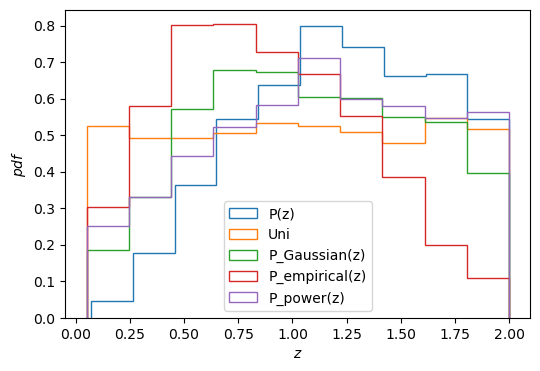
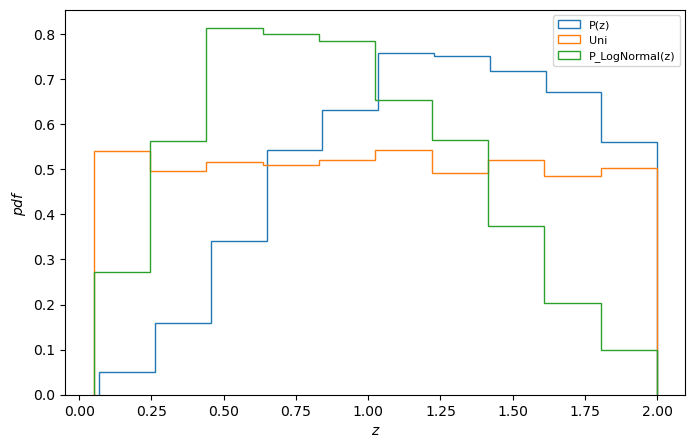
Code edit (unified diff) that turned the first committed figure into the second:
--- before
+++ after
@@ -1,14 +1,14 @@
-fig = plt.figure(figsize=(6,4))
+fig = plt.figure(figsize=(8, 5))
 ax1 = fig.add_subplot(111)
 
 ax1.hist(Pz_array, density=True, histtype='step', label='P(z)')
 ax1.hist(Uniform_z_array, density=True, histtype='step', label='Uni')
-ax1.hist(Pz_gaussian, density=True, histtype='step', label='P_Gaussian(z)')
-ax1.hist(Pz_empirical, density=True, histtype='step', label='P_empirical(z)')
-ax1.hist(Pz_power, density=True, histtype='step', label='P_power(z)')
+# ax1.hist(Pz_gaussian, density=True, histtype='step', label='P_Gaussian(z)')
+ax1.hist(Pz_LogNormal, density=True, histtype='step', label='P_LogNormal(z)')
+# ax1.hist(Pz_power, density=True, histtype='step', label='P_power(z)')
 
 ax1.set_xlabel(r'$z$')
 ax1.set_ylabel(r'$pdf$')
-ax1.legend(fontsize=10)
+ax1.legend(fontsize=8)
 
 plt.show()

Commit: update codes